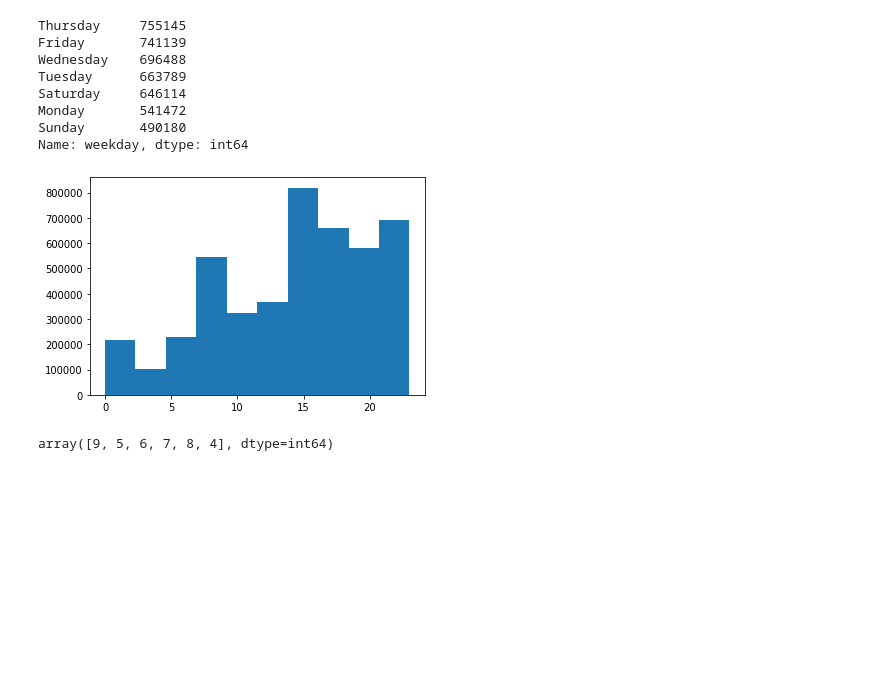
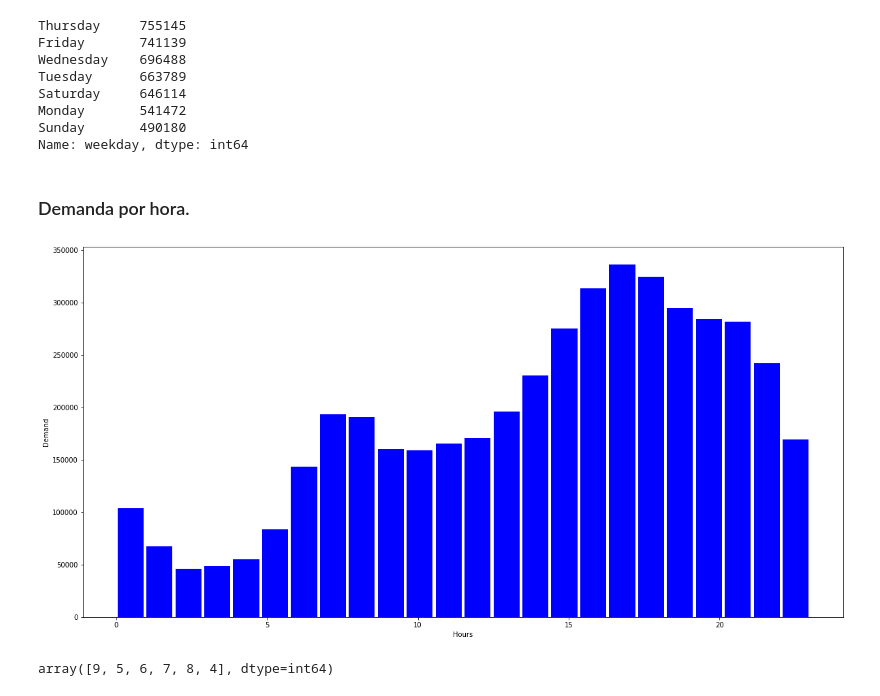
Before and after one commit to JorgeToT/Uber-Data-Analysis, a Jupyter notebook: Analysis.ipynb, the cells around one changed output. Drawn from its saved outputs; the diff is of its cells as text; code cells hidden in the pictures; blank space fills up the shorter version.

```diff
--- a/Analysis.ipynb
+++ b/Analysis.ipynb
@@ -142,9 +147,14 @@ fig = px.bar(df, x = df["weekday"].value_counts().index, y = df["weekday"].value
 fig.show()
-# %%
-plt.hist(df["hours"])
-plt.show()
-# %% [output]
-[figure, removed]
+# %% [markdown]
+### Demanda por hora.
+# %%
+plt.figure(figsize=(20,10))
+plt.hist(df["hours"], bins=24, color="blue", rwidth=0.9)
+plt.xlabel("Hours")
+plt.ylabel("Demand")
+plt.show()
+# %% [output]
+[figure, added]
 # %%
 df["month"].unique()
 # %% [output]
```
Also changed, not shown: parts of 11 cells of this notebook.
